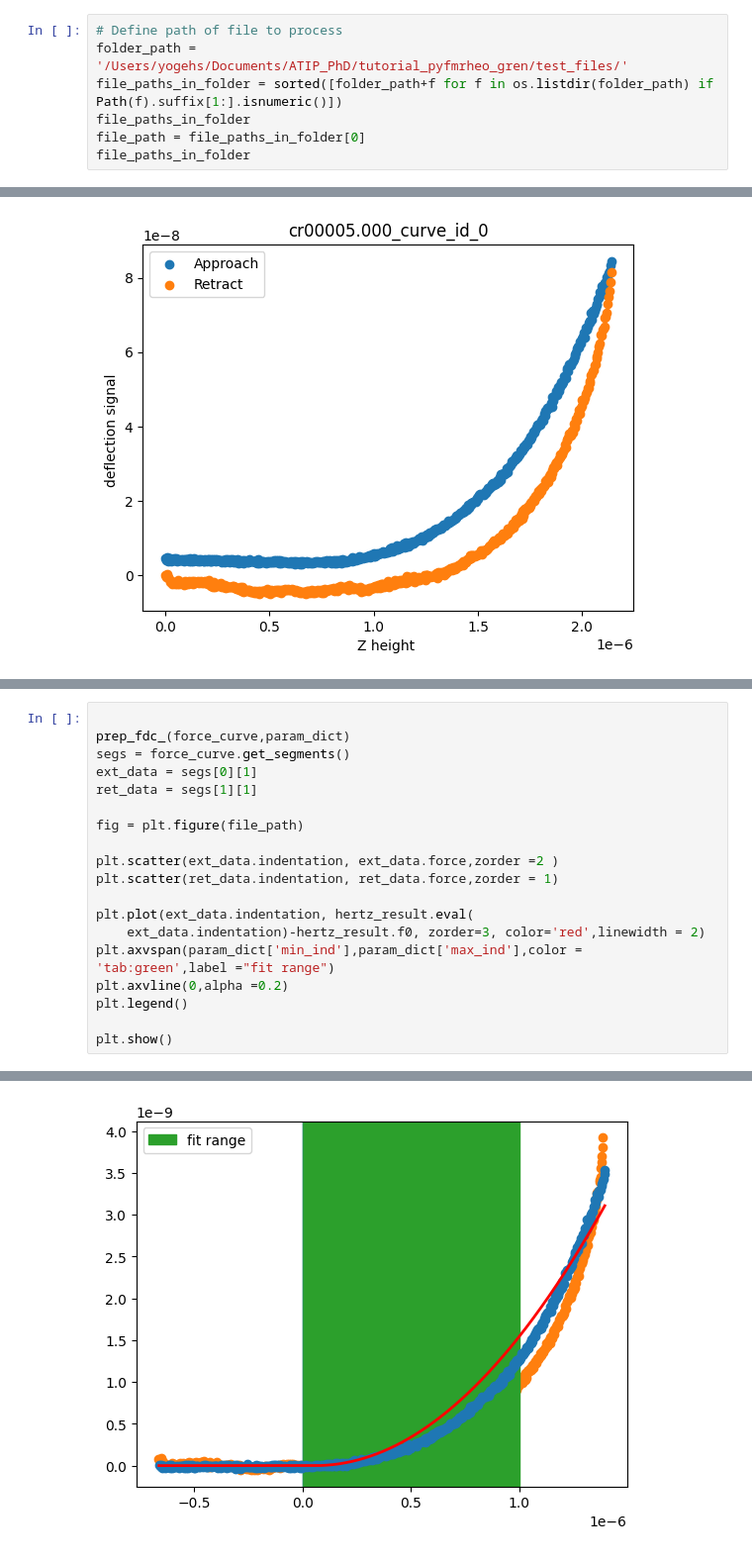
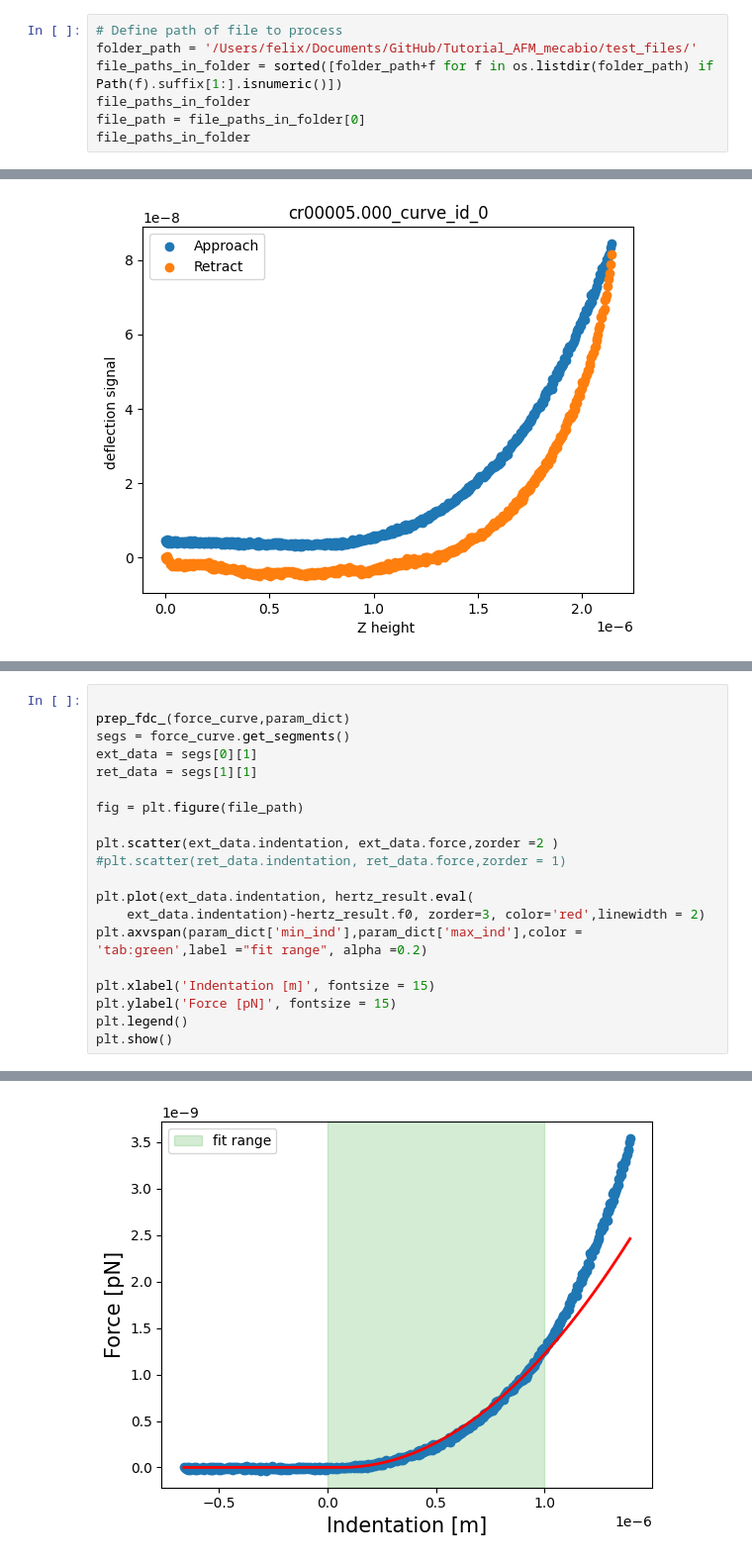
Before and after one commit to yogi-boi/tutorial_pyfmrheo_gren_draft, a Jupyter notebook: PYFM_rheo_summerschool-1.ipynb, the cells around one changed output, grey strips where cells are left out. Shown at 99% size. Saved outputs shown, nothing was run; the diff lists cells and outputs as text.

```diff
--- a/PYFM_rheo_summerschool-1.ipynb
+++ b/PYFM_rheo_summerschool-1.ipynb
@@ -179,7 +179,7 @@ def process_retract_part(retract_data,approach_seg,param_dict, hertz_delta0 ):
     segment_data.get_force_vs_indentation(poc, param_dict['k'])
 # %%
 # Define path of file to process
-folder_path = '/Users/yogehs/Documents/ATIP_PhD/tutorial_pyfmrheo_gren/test_files/'
+folder_path = '/Users/felix/Documents/GitHub/Tutorial_AFM_mecabio/test_files/'
 file_paths_in_folder = sorted([folder_path+f for f in os.listdir(folder_path) if Path(f).suffix[1:].isnumeric()])
 file_paths_in_folder
 file_path = file_paths_in_folder[0]
@@ -318,35 +318,36 @@ prep_fdc_(force_curve,param_dict)
 segs = force_curve.get_segments()
 ext_data = segs[0][1]
 ret_data = segs[1][1]
 
 fig = plt.figure(file_path)
 
 plt.scatter(ext_data.indentation, ext_data.force,zorder =2 )
-plt.scatter(ret_data.indentation, ret_data.force,zorder = 1)
+#plt.scatter(ret_data.indentation, ret_data.force,zorder = 1)
 
 plt.plot(ext_data.indentation, hertz_result.eval(
     ext_data.indentation)-hertz_result.f0, zorder=3, color='red',linewidth = 2)
-plt.axvspan(param_dict['min_ind'],param_dict['max_ind'],color = 'tab:green',label ="fit range")
-plt.axvline(0,alpha =0.2)
+plt.axvspan(param_dict['min_ind'],param_dict['max_ind'],color = 'tab:green',label ="fit range", alpha =0.2)
+
+plt.xlabel('Indentation [m]', fontsize = 15)
+plt.ylabel('Force [pN]', fontsize = 15)
 plt.legend()
-
 plt.show()
 # %% [output]
 [0.00000000e+00 4.18510782e-09 8.37021564e-09 1.25553235e-08
  1.67404313e-08 2.09255391e-08 2.51106469e-08 2.92957547e-08
  3.34808625e-08 3.76659704e-08 4.18510782e-08 4.60361860e-08
  5.02212938e-08 5.44064016e-08 5.85915095e-08 6.27766173e-08
  6.69617251e-08 7.11468329e-08 7.53319407e-08 7.95170485e-08
  8.37021564e-08 8.78872642e-08 9.20723720e-08 9.62574798e-08
  1.00442588e-07 1.04627695e-07 1.08812803e-07 1.12997911e-07
  1.17183019e-07 1.21368127e-07 1.25553235e-07 1.29738342e-07
  1.33923450e-07 1.38108558e-07 1.42293666e-07 1.46478774e-07
  1.50663881e-07 1.54848989e-07 1.59034097e-07 1.63219205e-07
  1.67404313e-07 1.71589421e-07 1.75774528e-07 1.79959636e-07
  1.84144744e-07 1.88329852e-07 1.92514960e-07 1.96700067e-07
 ... (112 lines left out)
  2.07581348e-06 2.07999859e-06 2.08418369e-06 2.08836880e-06
  2.09255391e-06 2.09673902e-06 2.10092412e-06 2.10510923e-06
  2.10929434e-06 2.11347945e-06 2.11766456e-06 2.12184966e-06
  2.12603477e-06 2.13021988e-06 2.13440499e-06 2.13859010e-06]
-[figure, old version]
+[figure, new version]
```
Also changed, not shown: parts of 7 cells of this notebook.
